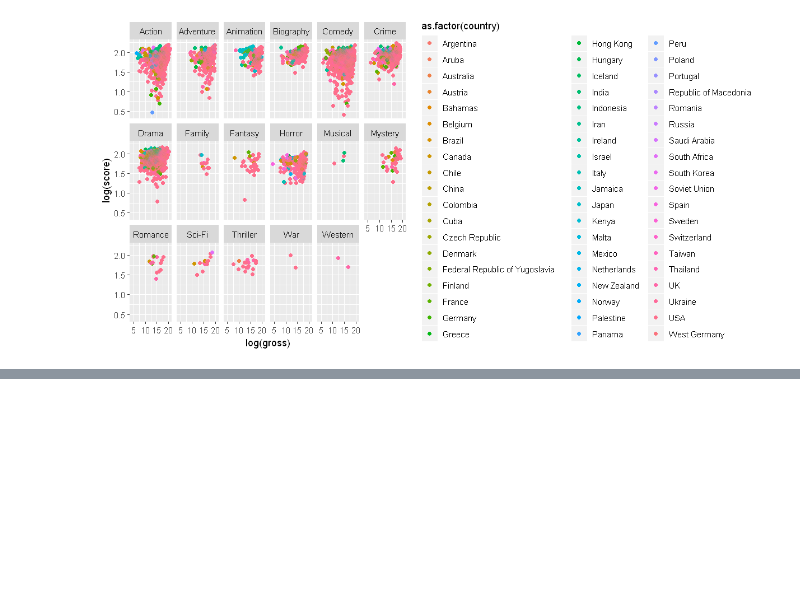
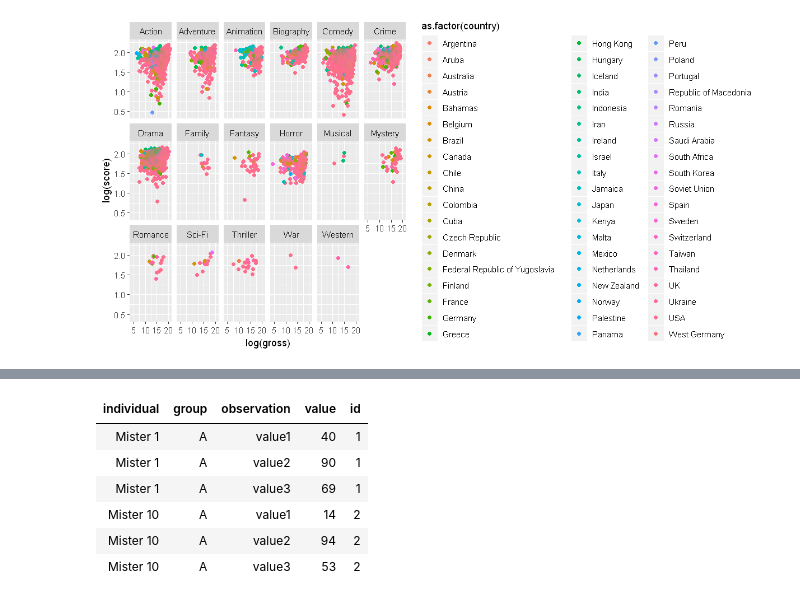
Before and after one commit to prope-2020-gh-classroom/practica-final-por-equipos-verano-2020-itam-LizzyGamboa, a Jupyter notebook: PF_AnalisisExploratorio_P1.ipynb, the cells around one changed output, grey strips where cells are left out. Cells and saved outputs as stored; diff of their text form; code cells hidden in the pictures; blank space fills up the shorter version.

```diff
--- a/PF_AnalisisExploratorio_P1.ipynb
+++ b/PF_AnalisisExploratorio_P1.ipynb
@@ -163,0 +196,33 @@ genre, score, runtime
+# %%
+# Set a number of 'empty bar' to add at the end of each group
+empty_bar <- 2
+nObsType <- nlevels(as.factor(data$observation))
+to_add <- data.frame( matrix(NA, empty_bar*nlevels(data$group)*nObsType, ncol(data)) )
+colnames(to_add) <- colnames(data)
+to_add$group <- rep(levels(data$group), each=empty_bar*nObsType )
+data <- rbind(data, to_add)
+data <- data %>% arrange(group, individual)
+data$id <- rep( seq(1, nrow(data)/nObsType) , each=nObsType)
+
+# Get the name and the y position of each label
+label_data <- data %>% group_by(id, individual) %>% summarize(tot=sum(value))
+number_of_bar <- nrow(label_data)
+angle <- 90 - 360 * (label_data$id-0.5) /number_of_bar     # I substract 0.5 because the letter must have the angle of the center of the bars. Not extreme right(1) or extreme left (0)
+label_data$hjust <- ifelse( angle < -90, 1, 0)
+label_data$angle <- ifelse(angle < -90, angle+180, angle)
+
+# prepare a data frame for base lines
+base_data <- data %>%
+  group_by(group) %>%
+  summarize(start=min(id), end=max(id) - empty_bar) %>%
+  rowwise() %>%
+  mutate(title=mean(c(start, end)))
+
+# prepare a data frame for grid (scales)
+grid_data <- base_data
+grid_data$end <- grid_data$end[ c( nrow(grid_data), 1:nrow(grid_data)-1)] + 1
+grid_data$start <- grid_data$start - 1
+grid_data <- grid_data[-1,]
+
+head(data)
+# %% [output]
@@ -163,0 +231,7 @@ genre, score, runtime
+| individual | group | observation | value | id |
+| Mister 1 | A | value1 | 40 | 1 |
+| Mister 1 | A | value2 | 90 | 1 |
+| Mister 1 | A | value3 | 69 | 1 |
+| Mister 10 | A | value1 | 14 | 2 |
+| Mister 10 | A | value2 | 94 | 2 |
+| Mister 10 | A | value3 | 53 | 2 |
```
Also changed, not shown: parts of 10 cells of this notebook.
